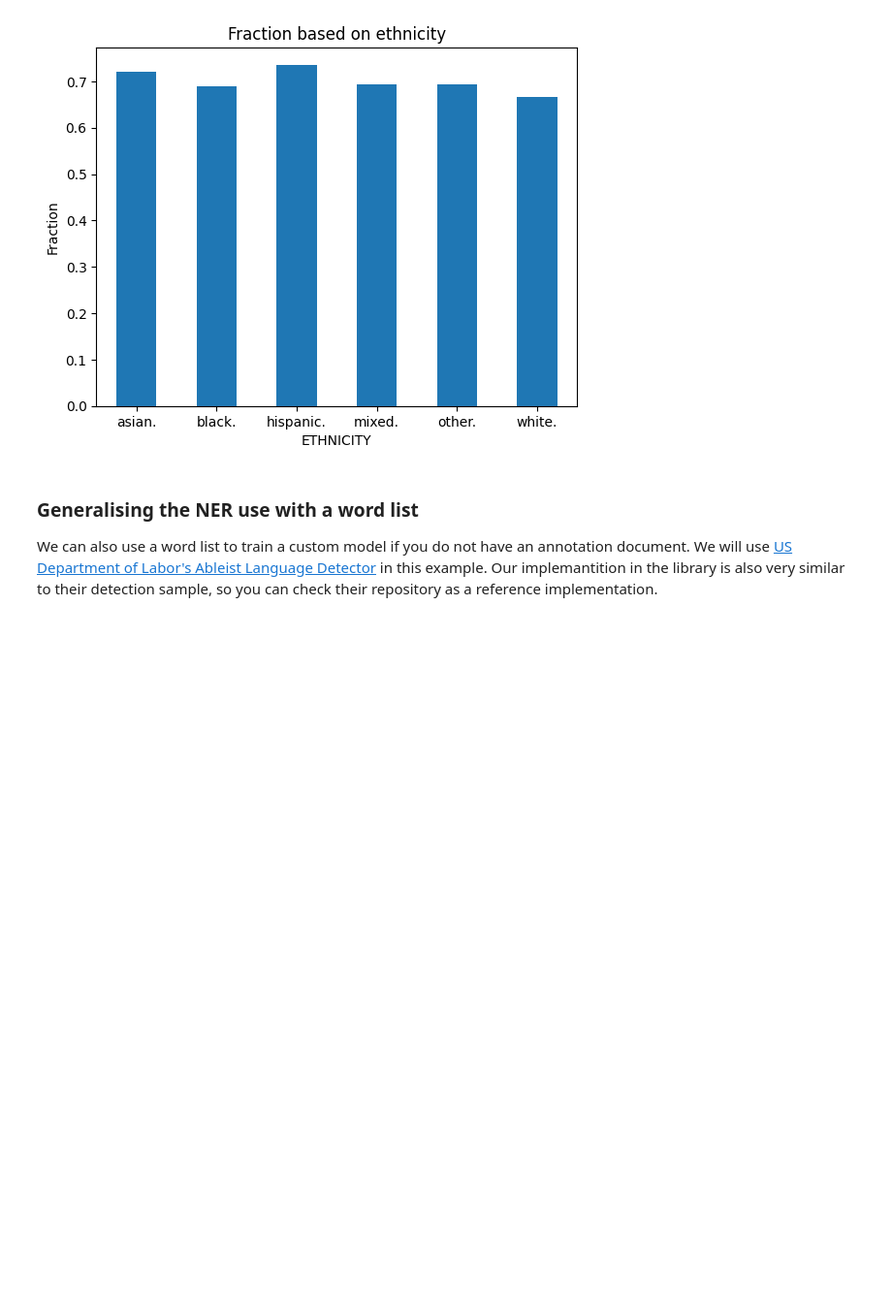
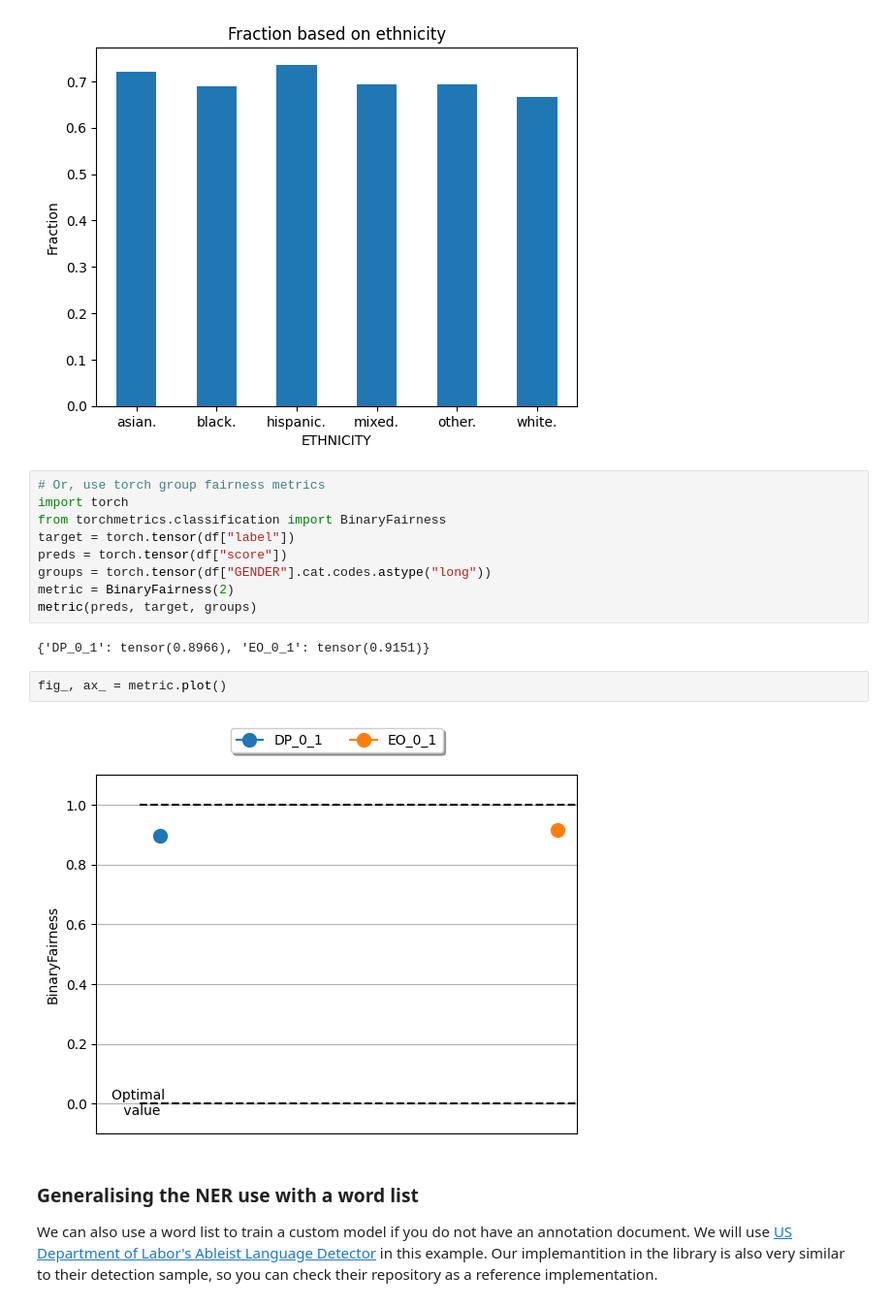
Before and after one commit to asabuncuoglu13/faid, a Jupyter notebook: demo-ner.ipynb, the cells around one changed output. Shown: that part at 97% size. Drawn from its saved outputs; the diff is of its cells as text; blank space fills up the shorter version.

Commit message:
torchmetrics-in-ner-example

```diff
--- a/demo-ner.ipynb
+++ b/demo-ner.ipynb
@@ -126,6 +126,21 @@ fig = selection_rates.by_group.plot.bar(
 )
 # %% [output]
 [figure]
+# %%
+# Or, use torch group fairness metrics
+import torch
+from torchmetrics.classification import BinaryFairness
+target = torch.tensor(df["label"])
+preds = torch.tensor(df["score"])
+groups = torch.tensor(df["GENDER"].cat.codes.astype("long"))
+metric = BinaryFairness(2)
+metric(preds, target, groups)
+# %% [output]
+{'DP_0_1': tensor(0.8966), 'EO_0_1': tensor(0.9151)}
+# %%
+fig_, ax_ = metric.plot()
+# %% [output]
+[figure, added]
 # %% [markdown]
 ### Generalising the NER use with a word list
 
```
Also changed, not shown: 1 other file.
